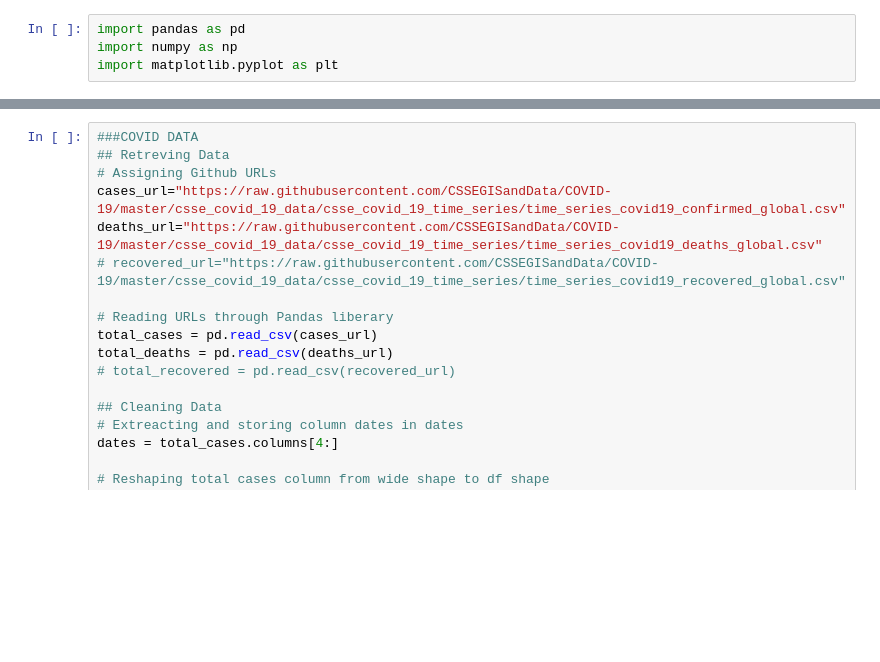
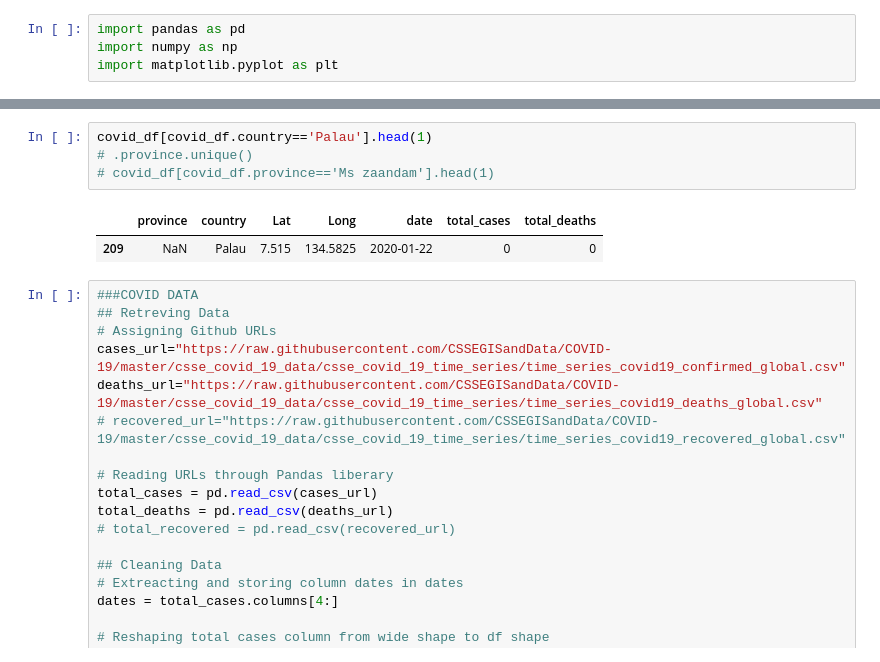
Before and after one commit to Akashkunwar/dscodes, a Jupyter notebook: cases_vaccination.ipynb, the cells around one changed output, grey strips where cells are left out. Drawn from its saved outputs; the diff is of its cells as text; blank space fills up the shorter version.

```diff
--- a/cases_vaccination.ipynb
+++ b/cases_vaccination.ipynb
@@ -7,3 +80,10 @@ import matplotlib.pyplot as plt
+# %%
+covid_df[covid_df.country=='Palau'].head(1)
+# .province.unique()
+# covid_df[covid_df.province=='Ms zaandam'].head(1)
+# %% [output]
+|  | province | country | Lat | Long | date | total_cases | total_deaths |
+| 209 | NaN | Palau | 7.515 | 134.5825 | 2020-01-22 | 0 | 0 |
 # %%
 ###COVID DATA
 ## Retreving Data
```
Also changed, not shown: parts of 8 cells of this notebook.
